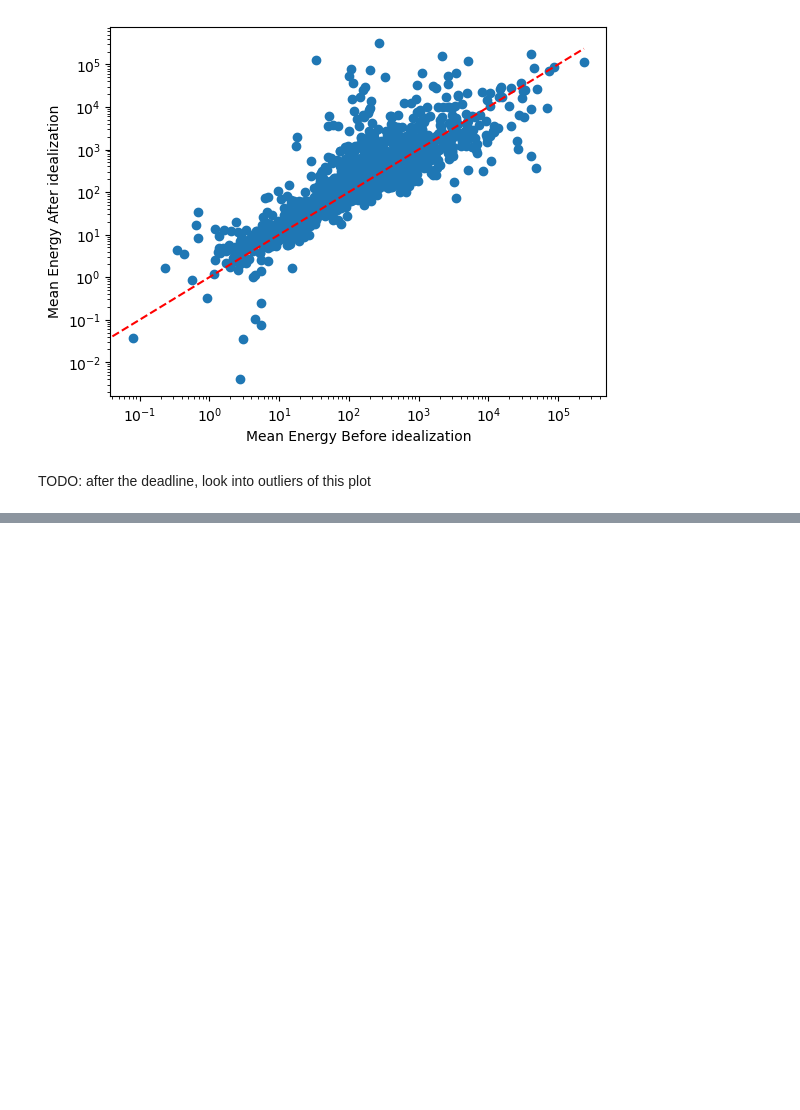
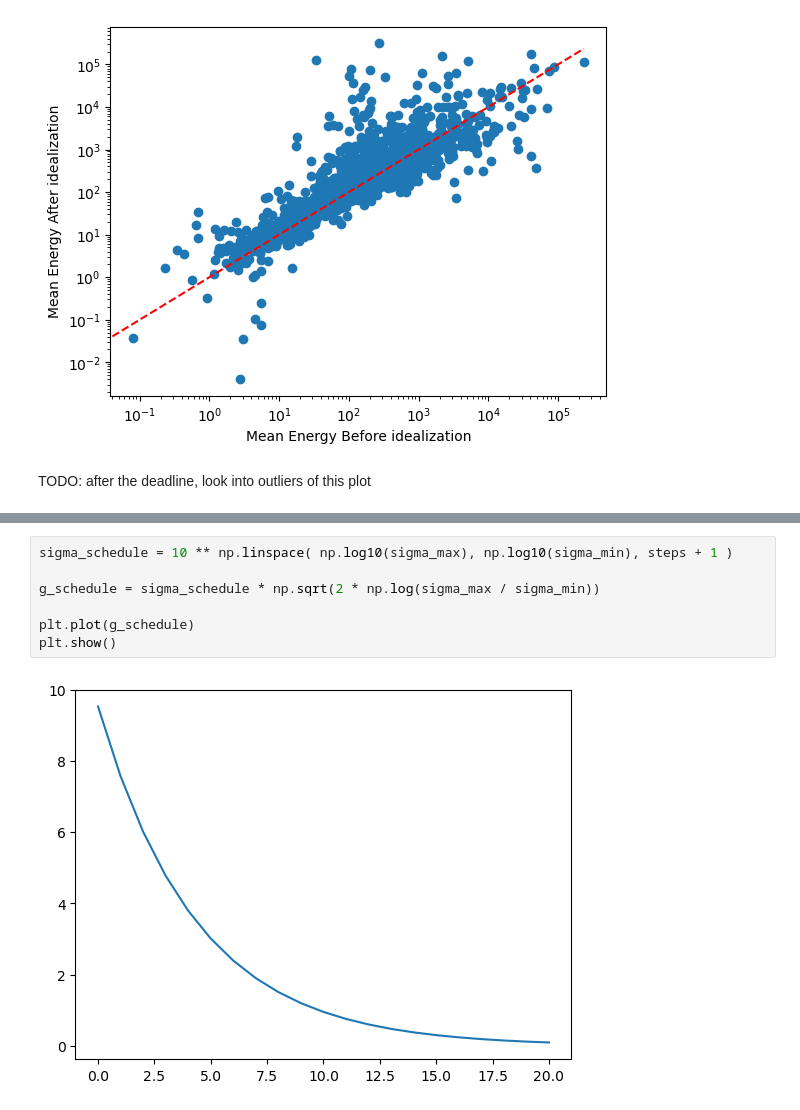
Before and after one commit to LenaNehale/torsional-diffusion, a Jupyter notebook: playground.ipynb, the cells around one changed output, grey strips where cells are left out. Saved outputs shown, nothing was run; the diff lists cells and outputs as text; blank space fills up the shorter version.

```diff
--- a/playground.ipynb
+++ b/playground.ipynb
@@ -577,0 +599,9 @@ TODO: after the deadline, look into outliers of this plot
+# %%
+sigma_schedule = 10 ** np.linspace( np.log10(sigma_max), np.log10(sigma_min), steps + 1 )
+
+g_schedule = sigma_schedule * np.sqrt(2 * np.log(sigma_max / sigma_min))
+
+plt.plot(g_schedule)
+plt.show()
+# %% [output]
+[figure, added]
```
Also changed, not shown: parts of 32 cells of this notebook, 4 other files.
